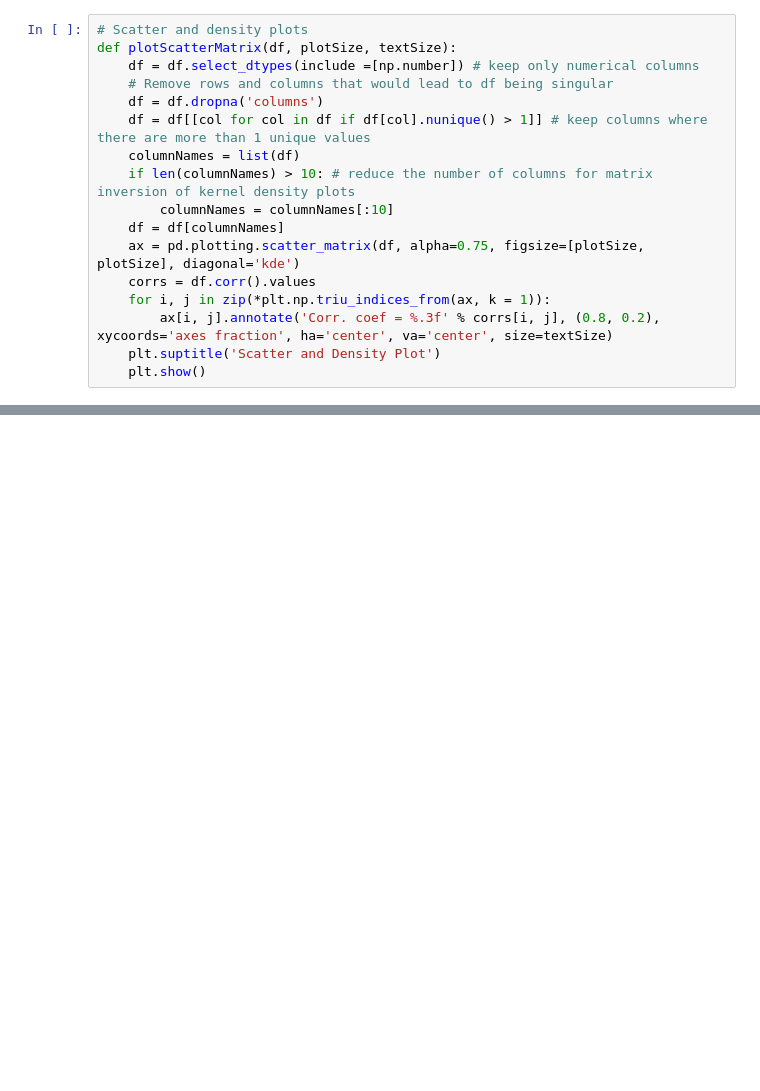
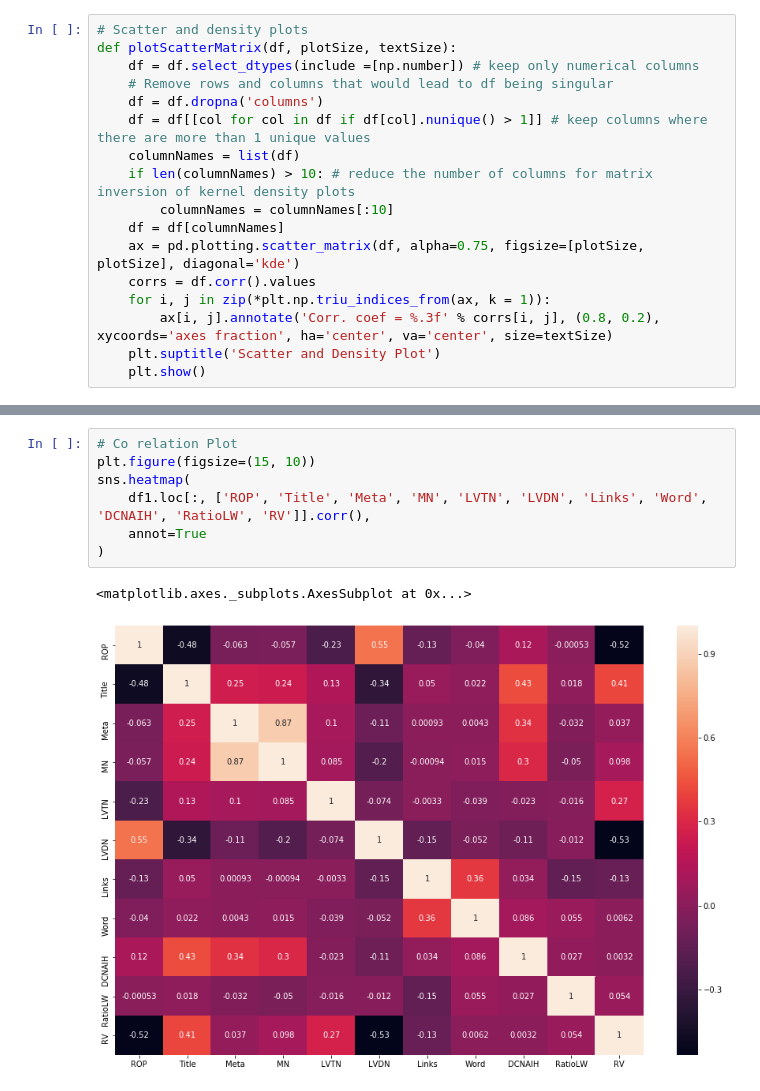
Before and after one commit to priyanshusankhala/Research-paper, a Jupyter notebook: analysis.ipynb, the cells around one changed output, grey strips where cells are left out. Saved outputs shown, nothing was run; the diff lists cells and outputs as text; blank space fills up the shorter version.

```diff
--- a/analysis.ipynb
+++ b/analysis.ipynb
@@ -100,0 +229,10 @@ plotScatterMatrix(df1, 25, 14)
+# %%
+# Co relation Plot
+plt.figure(figsize=(15, 10))
+sns.heatmap(
+    df1.loc[:, ['ROP', 'Title', 'Meta', 'MN', 'LVTN', 'LVDN', 'Links', 'Word', 'DCNAIH', 'RatioLW', 'RV']].corr(),
+    annot=True
+)
+# %% [output]
+<matplotlib.axes._subplots.AxesSubplot at 0x...>
+[figure, added]
```
Also changed, not shown: parts of 13 cells of this notebook.
